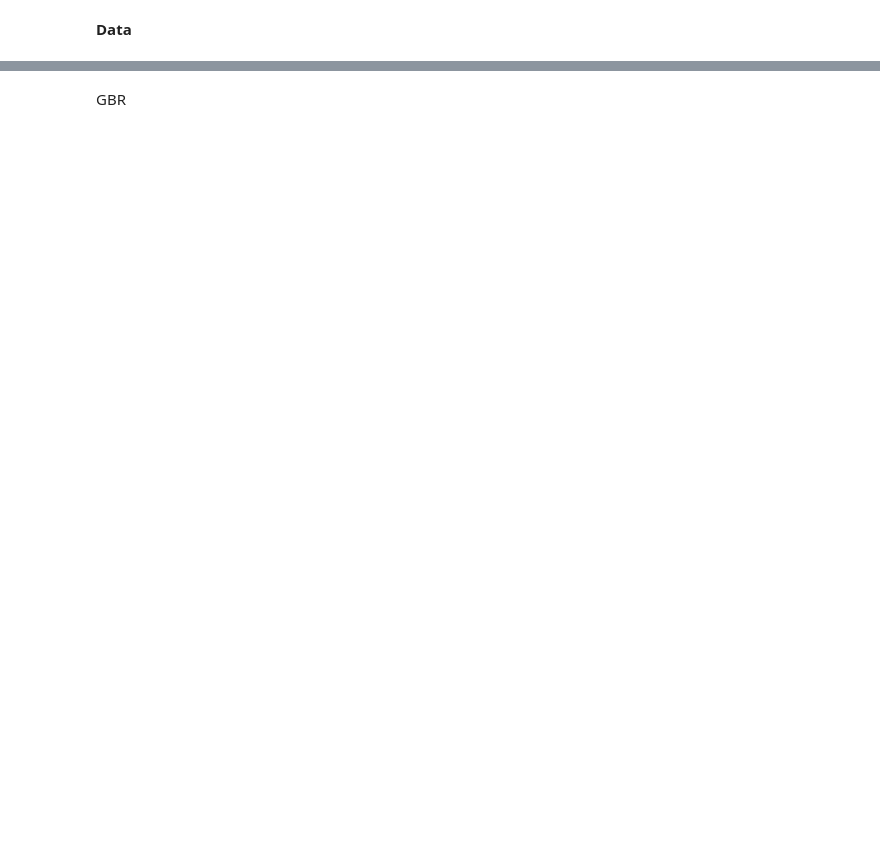
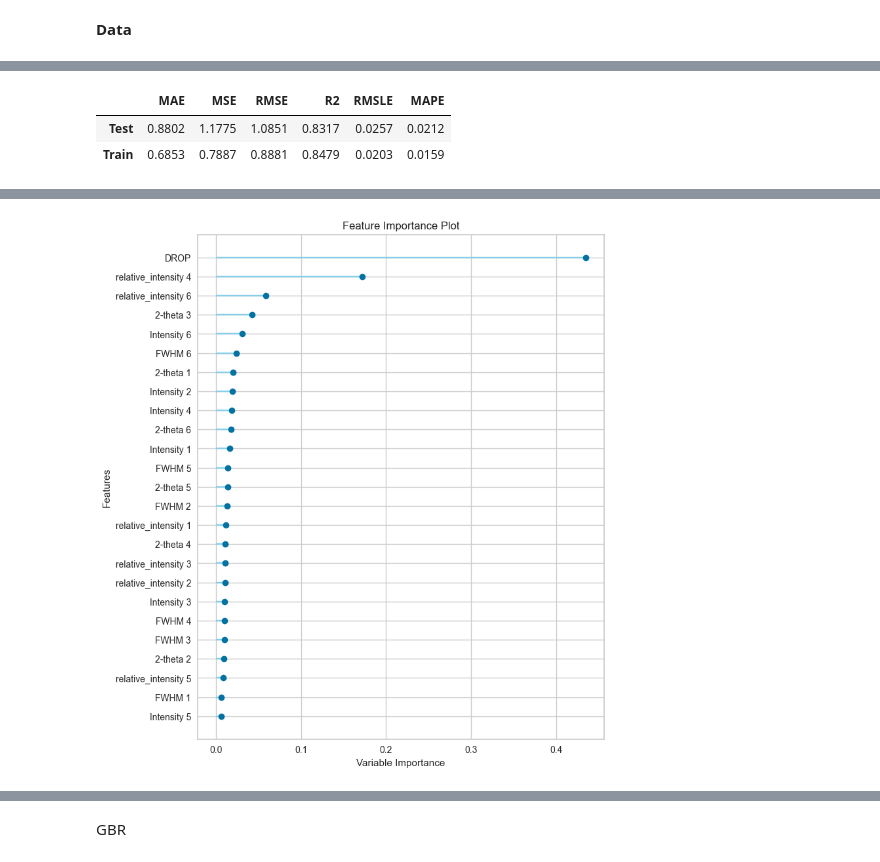
Before and after one commit to mmortazavi/ml_demystified, a Jupyter notebook: projects/solarcell/xrd/nezamloo/FF_target_Pycaret.ipynb, the cells around one changed output, grey strips where cells are left out. Cells and saved outputs as stored; diff of their text form; code cells hidden in the pictures; blank space fills up the shorter version.

```diff
--- a/projects/solarcell/xrd/nezamloo/FF_target_Pycaret.ipynb
+++ b/projects/solarcell/xrd/nezamloo/FF_target_Pycaret.ipynb
@@ -23,0 +107,5 @@ Pycaret
+# %%
+#rf
+rf=create_model('rf',cross_validation = False, return_train_score=True)
+plot_model(rf, plot = 'feature_all')
+# %% [output]
@@ -23,0 +113,3 @@ Pycaret
+|  | MAE | MSE | RMSE | R2 | RMSLE | MAPE |
+| Test | 0.8802 | 1.1775 | 1.0851 | 0.8317 | 0.0257 | 0.0212 |
+| Train | 0.6853 | 0.7887 | 0.8881 | 0.8479 | 0.0203 | 0.0159 |
@@ -23,0 +118 @@ Pycaret
+[figure, added]
```
Also changed, not shown: parts of 19 cells of this notebook.
